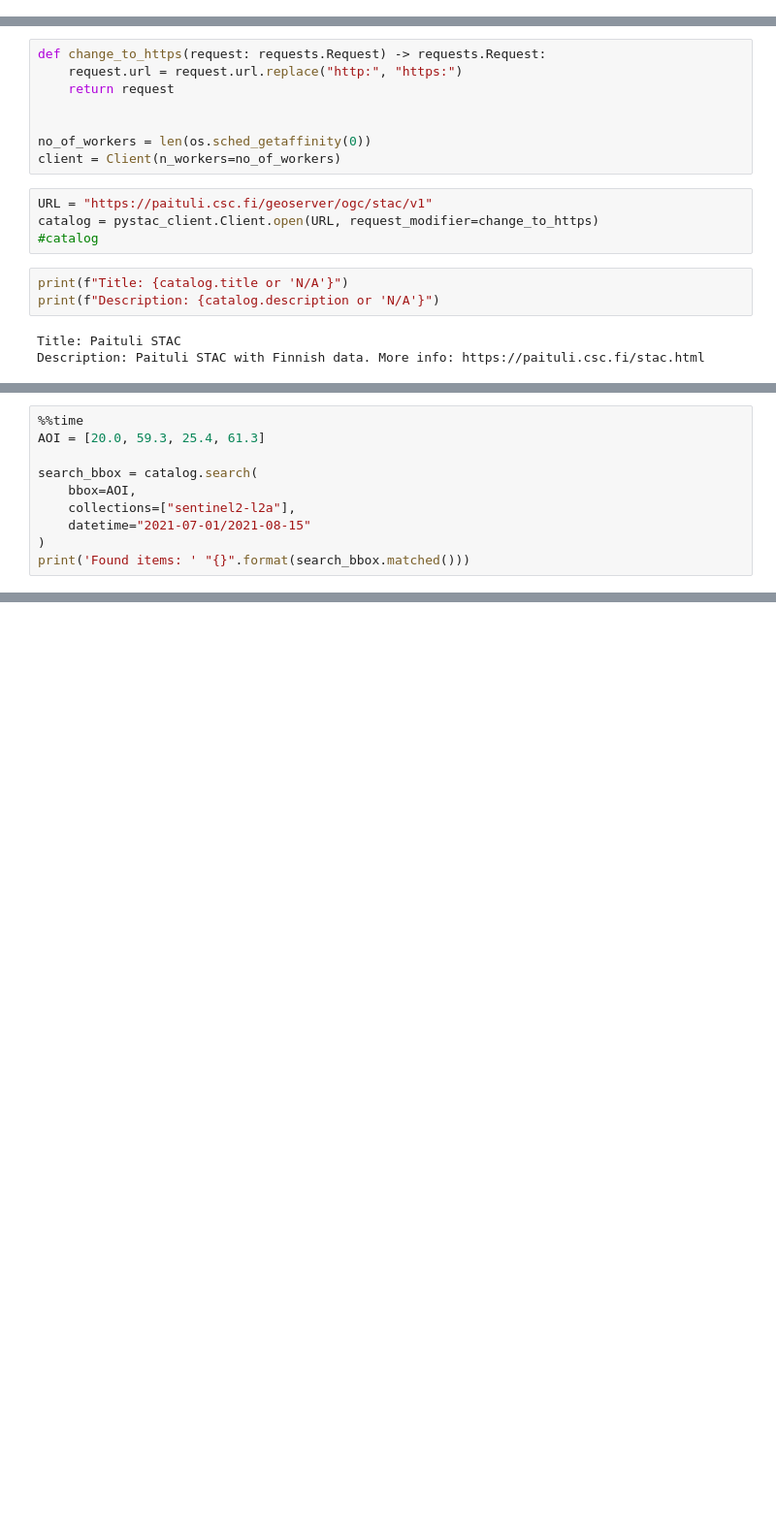
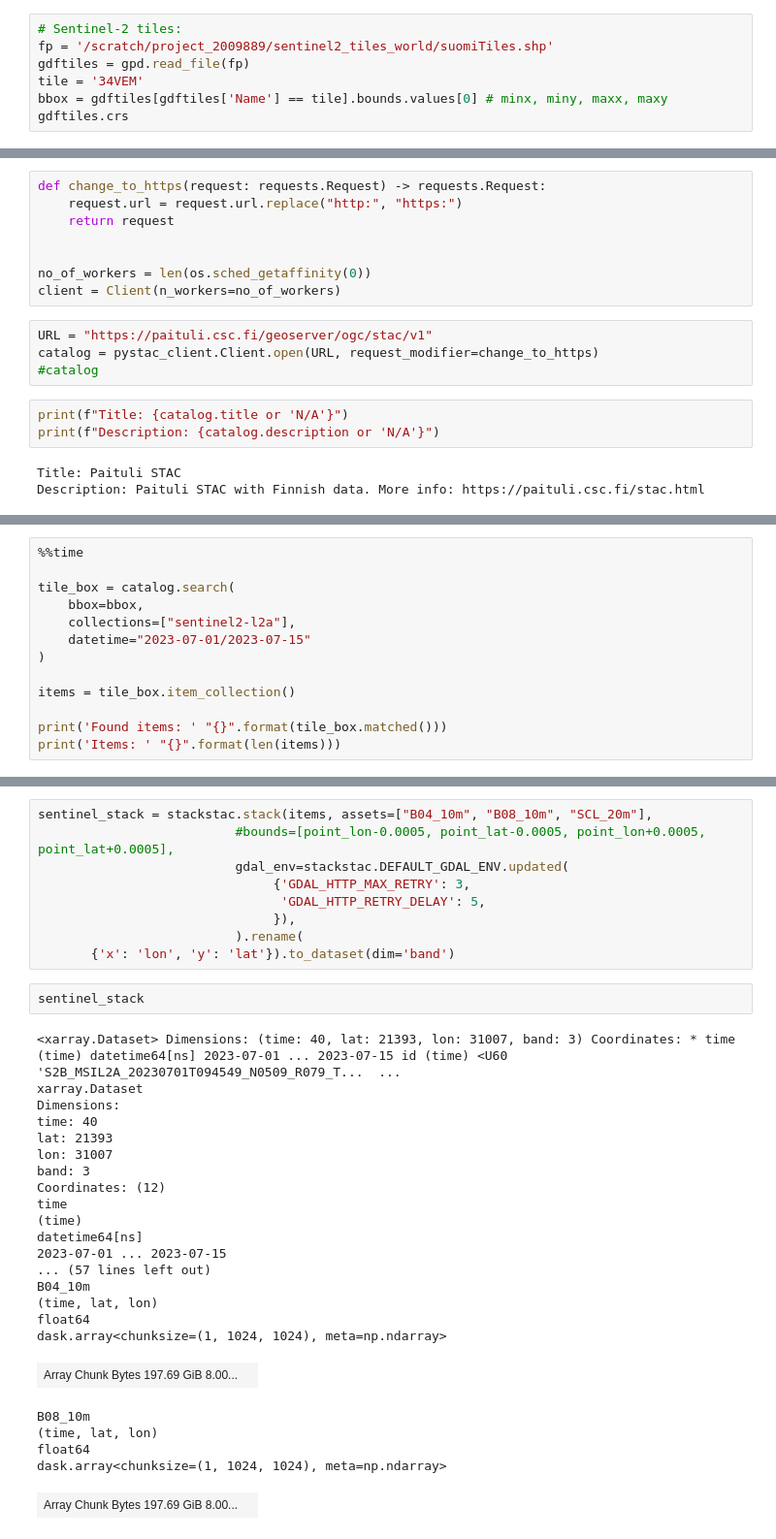
Before and after one commit to myliheik/agriNDVI, a Jupyter notebook: notebooks/testing-NDVI-STAC.ipynb, the cells around one changed output, grey strips where cells are left out. Shown at 97% size. Drawn from its saved outputs; the diff is of its cells as text; blank space fills up the shorter version.

```diff
--- a/notebooks/testing-NDVI-STAC.ipynb
+++ b/notebooks/testing-NDVI-STAC.ipynb
@@ -20,0 +31,7 @@ import pandas as pd
+# %%
+# Sentinel-2 tiles:
+fp = '/scratch/project_2009889/sentinel2_tiles_world/suomiTiles.shp'
+gdftiles = gpd.read_file(fp)
+tile = '34VEM'
+bbox = gdftiles[gdftiles['Name'] == tile].bounds.values[0] # minx, miny, maxx, maxy
+gdftiles.crs
@@ -58,11 +126,14 @@ collection = catalog.get_collection('sentinel2-l2a')
 # %%
 %%time
-AOI = [20.0, 59.3, 25.4, 61.3]
 
-search_bbox = catalog.search(
-    bbox=AOI,
+tile_box = catalog.search(
+    bbox=bbox,
     collections=["sentinel2-l2a"],
-    datetime="2021-07-01/2021-08-15"
+    datetime="2023-07-01/2023-07-15"
 )
-print('Found items: ' "{}".format(search_bbox.matched()))
+
+items = tile_box.item_collection()
+
+print('Found items: ' "{}".format(tile_box.matched()))
+print('Items: ' "{}".format(len(items)))
 # %% [output]
@@ -71,0 +144,35 @@ Wall time: 356 ms
+# %%
+sentinel_stack = stackstac.stack(items, assets=["B04_10m", "B08_10m", "SCL_20m"],
+                          #bounds=[point_lon-0.0005, point_lat-0.0005, point_lon+0.0005, point_lat+0.0005],
+                          gdal_env=stackstac.DEFAULT_GDAL_ENV.updated(
+                               {'GDAL_HTTP_MAX_RETRY': 3,
+                                'GDAL_HTTP_RETRY_DELAY': 5,
+                               }),
+                          ).rename(
+       {'x': 'lon', 'y': 'lat'}).to_dataset(dim='band')
+# %%
+sentinel_stack
+# %% [output]
+<xarray.Dataset> Dimensions: (time: 40, lat: 21393, lon: 31007, band: 3) Coordinates: * time (time) datetime64[ns] 2023-07-01 ... 2023-07-15 id (time) <U60 'S2B_MSIL2A_20230701T094549_N0509_R079_T...  ...
+xarray.Dataset
+Dimensions:
+time: 40
+lat: 21393
+lon: 31007
+band: 3
+Coordinates: (12)
+time
+(time)
+datetime64[ns]
+2023-07-01 ... 2023-07-15
+... (57 lines left out)
+B04_10m
+(time, lat, lon)
+float64
+dask.array<chunksize=(1, 1024, 1024), meta=np.ndarray>
+| Array Chunk Bytes 197.69 GiB 8.00... |  |
+B08_10m
+(time, lat, lon)
+float64
+dask.array<chunksize=(1, 1024, 1024), meta=np.ndarray>
+| Array Chunk Bytes 197.69 GiB 8.00... |  |
```
Also changed, not shown: parts of 25 cells of this notebook.
